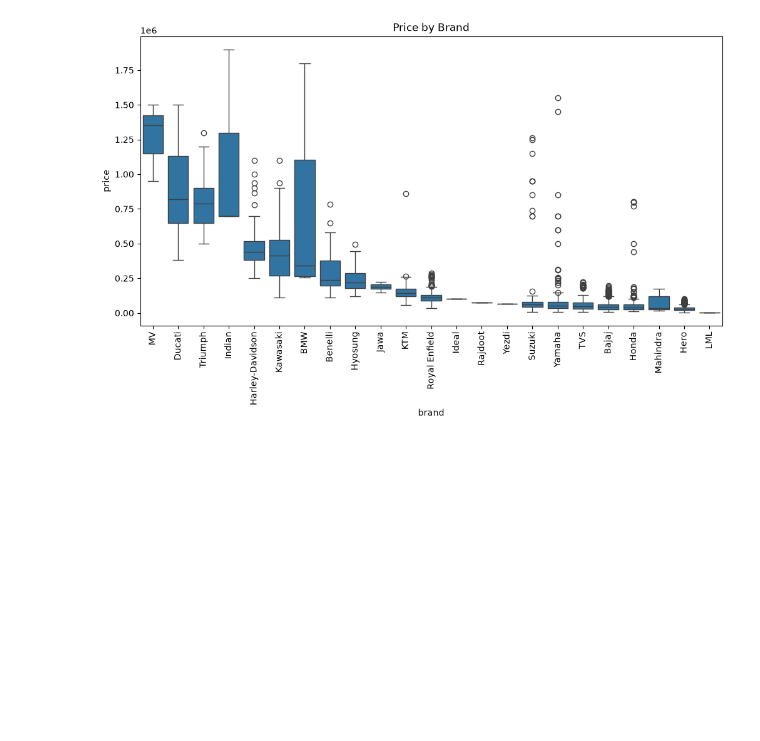
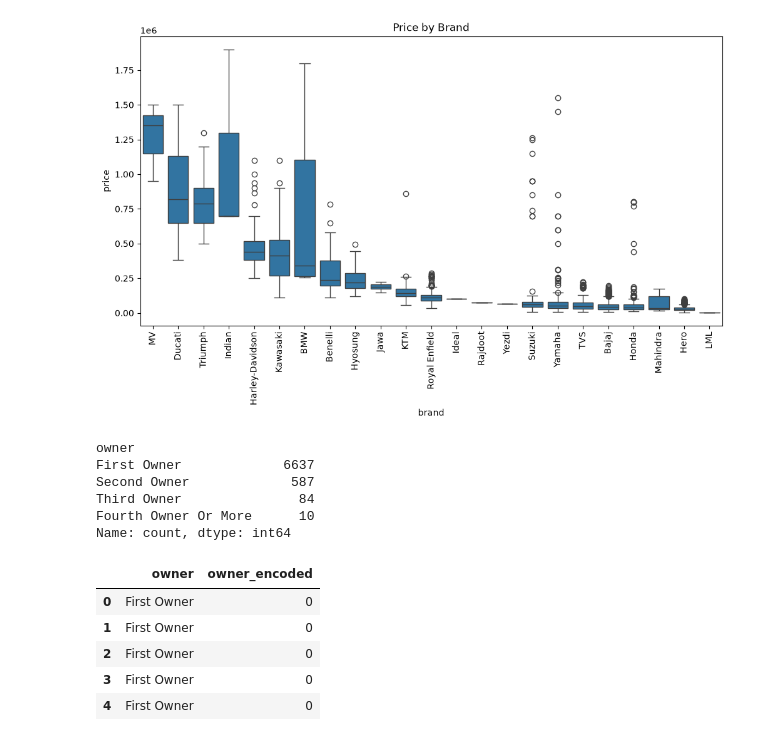
Before and after one commit to aryanagrawal552-coder/bike-price-prediction, a Jupyter notebook: notebooks/01_data_exploration.ipynb, the cells around one changed output. Drawn from its saved outputs; the diff is of its cells as text; code cells hidden in the pictures; blank space fills up the shorter version.

```diff
--- a/notebooks/01_data_exploration.ipynb
+++ b/notebooks/01_data_exploration.ipynb
@@ -171,3 +171,28 @@ plt.title('Price by Brand')
 plt.show()
 # %% [output]
 [figure]
+# %%
+print(df['owner'].value_counts())
+# %% [output]
+owner
+First Owner             6637
+Second Owner             587
+Third Owner               84
+Fourth Owner Or More      10
+Name: count, dtype: int64
+# %%
+owner_map = {
+    'First Owner': 0,
+    'Second Owner': 1,
+    'Third Owner': 2,
+    'Fourth Owner Or More': 3
+}
+df['owner_encoded'] = df['owner'].map(owner_map)
+df[['owner', 'owner_encoded']].head()
+# %% [output]
+|  | owner | owner_encoded |
+| 0 | First Owner | 0 |
+| 1 | First Owner | 0 |
+| 2 | First Owner | 0 |
+| 3 | First Owner | 0 |
+| 4 | First Owner | 0 |
```
Also changed, not shown: parts of 5 cells of this notebook.
